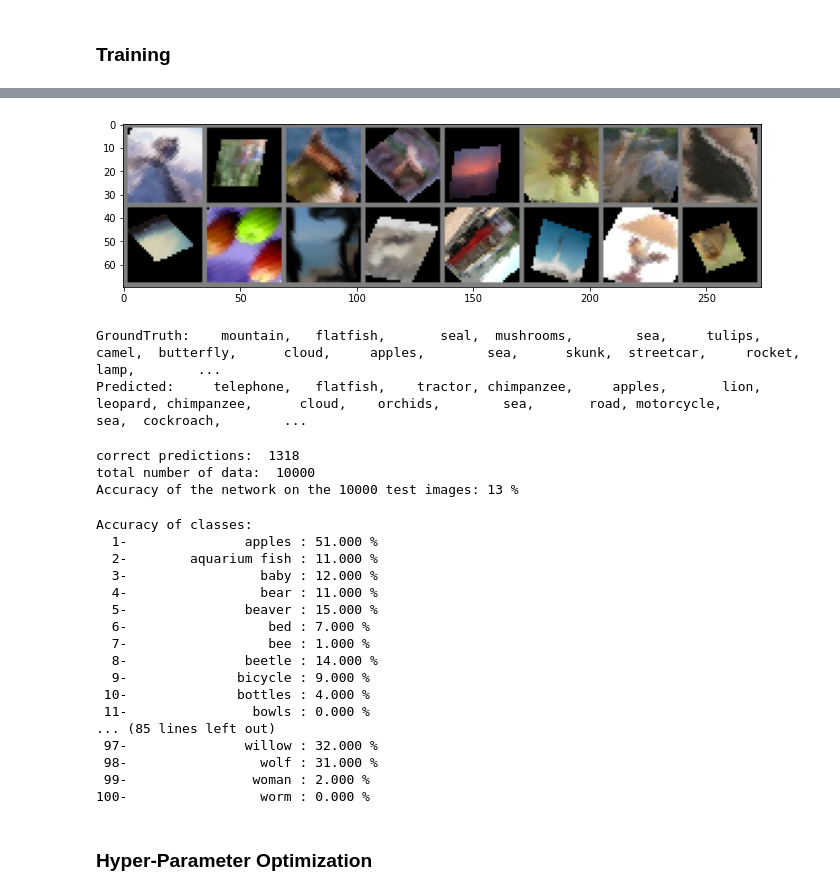
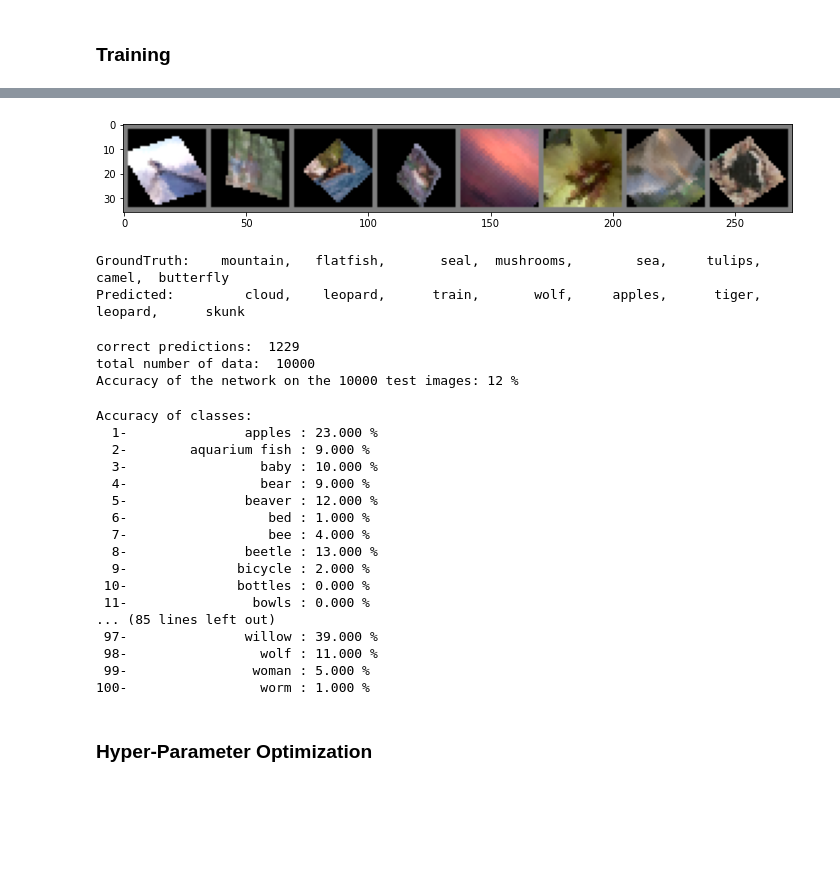
Before and after one commit to pniaz20/Applied-AI-Study-Group, a Jupyter notebook: Applied AI Study Group #6 - January 2022/Week 1/Homework/CIFAR-100 Homework_v002.ipynb, the cells around one changed output, grey strips where cells are left out. Saved outputs shown, nothing was run; the diff lists cells and outputs as text; code cells hidden in the pictures; blank space fills up the shorter version.

```diff
--- a/Applied AI Study Group #6 - January 2022/Week 1/Homework/CIFAR-100 Homework_v002.ipynb
+++ b/Applied AI Study Group #6 - January 2022/Week 1/Homework/CIFAR-100 Homework_v002.ipynb
@@ -173,11 +176,14 @@ AFFINE_SHEAR = 20
 NORM_MEAN = (0.5, 0.5, 0.5)
 NORM_STD = (0.5, 0.5, 0.5)
 VALIDATION_DATA = 0.2
+NUM_HPO_TRIALS = 10
+HPO_TIMEOUT_SEC = 3600 * 5
+NUM_HPO_JOBS = 1
 
 # Hyperparameters
 hparams = {
     'input_image_size':[32, 32],
-    'batch_size': 16,
+    'batch_size': 256,
     'epochs': 10,
     'lr': 0.001,
     'loss_function': nn.CrossEntropyLoss(),
@@ -189,8 +195,8 @@ hparams = {
     'pool_kernel_size':2,
     'conv_padding':0,
     'pool_padding':0,
-    'conv_activations':nn.ReLU(),
-    'dense_activations':nn.ReLU(),
+    'conv_activations':'relu',
+    'dense_activations':'relu',
     'conv_batchnorm':'before',
     'dense_batchnorm':'before',
     'conv_stride':1,
@@ -294,7 +300,7 @@ class ConvNet(nn.Module):
         self._img_size = self.hparams['input_image_size']
         self._h, self._w = self._img_size
         self._img_size_list = [[3, self._h, self._w]]
-
+        self._actdict = {'relu':nn.ReLU(), 'leakyrelu':nn.LeakyReLU(0.1), 'sigmoid':nn.Sigmoid(), 'tanh':nn.Tanh()}
 
         # Constructing the encoder (feature extractor)
         in_channels = 3
@@ -304,7 +310,7 @@ class ConvNet(nn.Module):
             self._update_image_size(out_channels, 'conv')
             if self.hparams['conv_batchnorm']=='before':
                 self.layers.append(nn.BatchNorm2d(out_channels))
-            self.layers.append(self.hparams['conv_activations'])
+            self.layers.append(self._actdict[self.hparams['conv_activations']])
             if self.hparams['conv_batchnorm']=='after':
                 self.layers.append(nn.BatchNorm2d(out_channels))
             self.layers.append(nn.MaxPool2d(self.hparams['pool_kernel_size'], padding=self.hparams['pool_padding'], stride=self.hparams['pool_stride']))
@@ -322,7 +328,7 @@ class ConvNet(nn.Module):
         if self.hparams.get('dense_sizes'):
             size_vec = self.hparams.get('dense_sizes')
         else:
-            size_vec = [0] * self.hparams['num_fc_layers']
+            size_vec = [0] * self.hparams['num_dense_layers']
             size_vec[-1] = np.power(2, np.ceil(np.log2(self.hparams['num_classes']))).astype(int)
             for i in range(self.hparams['num_dense_layers']-2, -1, -1):
                 size_vec[i] = size_vec[i+1] * 2
@@ -332,7 +338,7 @@ class ConvNet(nn.Module):
             self.layers.append(nn.Linear(in_size, out_size))
             if self.hparams['dense_batchnorm'] == 'before':
                 self.layers.append(nn.BatchNorm1d(out_size))
-            self.layers.append(self.hparams['dense_activations'])
+            self.layers.append(self._actdict[self.hparams['dense_activations']])
             if self.hparams['dense_batchnorm'] == 'after':
                 self.layers.append(nn.BatchNorm1d(out_size))
             if self.hparams.get('dense_dropout'):
@@ -347,7 +353,13 @@ class ConvNet(nn.Module):
 
 
     def _calc_size(self, size_in:int, padding:int, kernel_size:int, stride:int):
-        return math.floor((size_in + 2*padding - (kernel_size-1) - 1)/stride + 1)
+        if padding == 'valid':
+            padding=0
+        if padding=='same':
+            return size_in
+        else:
+            return math.floor((size_in + 2*padding - (kernel_size-1) - 1)/stride + 1)
+
 
     def _update_image_size(self, out_channels, ops:str='conv'):
         (self._h, self._w) = (self._calc_size(sz, self.hparams[ops+'_padding'], self.hparams[ops+'_kernel_size'], self.hparams[ops+'_stride']) for sz in (self._h,self._w))
@@ -477,17 +492,17 @@ Training process took 1375.78 seconds.
 # %%
 dataiter = iter(testloader)
 images, labels = dataiter.next()
-images, labels = images.to(device), labels.to(device)
+images, labels = images[:8].to(device), labels[:8].to(device)
 outputs = inzvaNet(images)
 _, predicted = torch.max(outputs.data, 1)
 # print images
 imshow(torchvision.utils.make_grid(images.cpu()))
-print('GroundTruth: ', ', '.join('%10s' % classes[labels[j]] for j in range(hparams['batch_size'])))
-print('Predicted:   ', ', '.join('%10s' % classes[predicted[j]]for j in range(hparams['batch_size'])))
+print('GroundTruth: ', ', '.join('%10s' % classes[labels[j]] for j in range(8)))
+print('Predicted:   ', ', '.join('%10s' % classes[predicted[j]]for j in range(8)))
 # %% [output]
-[figure, old version]
+[figure, new version]
-GroundTruth:    mountain,   flatfish,       seal,  mushrooms,        sea,     tulips,      camel,  butterfly,      cloud,     apples,        sea,      skunk,  streetcar,     rocket,       lamp,        ...
-Predicted:     telephone,   flatfish,    tractor, chimpanzee,     apples,       lion,    leopard, chimpanzee,      cloud,    orchids,        sea,       road, motorcycle,        sea,  cockroach,        ...
+GroundTruth:    mountain,   flatfish,       seal,  mushrooms,        sea,     tulips,      camel,  butterfly
+Predicted:         cloud,    leopard,      train,       wolf,     apples,      tiger,    leopard,      skunk
 # %%
 # test on all test data
 inzvaNet.eval()
@@ -506,9 +521,9 @@ print("correct predictions: ", correct)
 print("total number of data: ", total)
 print('Accuracy of the network on the 10000 test images: %d %%' % (100 * correct / total))
 # %% [output]
-correct predictions:  1318
+correct predictions:  1229
 total number of data:  10000
-Accuracy of the network on the 10000 test images: 13 %
+Accuracy of the network on the 10000 test images: 12 %
 # %%
 # class-wise accuracy
 class_correct = list(0. for i in range(100))
@@ -520,7 +535,7 @@ with torch.no_grad():
         outputs = inzvaNet(images)
         _, predicted = torch.max(outputs, 1)
         c = (predicted == labels).squeeze()
-        for i in range(hparams['batch_size']):
+        for i in range(len(labels)):
             label = labels[i]
             class_correct[label] += c[i].item()
             class_total[label] += 1
@@ -531,21 +546,21 @@ for i in range(100):
         i+1, classes[i], 100 * class_correct[i] / class_total[i]))
 # %% [output]
 Accuracy of classes:
-  1-               apples : 51.000 %
-  2-        aquarium fish : 11.000 %
-  3-                 baby : 12.000 %
-  4-                 bear : 11.000 %
-  5-               beaver : 15.000 %
-  6-                  bed : 7.000 %
-  7-                  bee : 1.000 %
-  8-               beetle : 14.000 %
-  9-              bicycle : 9.000 %
- 10-              bottles : 4.000 %
+  1-               apples : 23.000 %
+  2-        aquarium fish : 9.000 %
+  3-                 baby : 10.000 %
+  4-                 bear : 9.000 %
+  5-               beaver : 12.000 %
+  6-                  bed : 1.000 %
+  7-                  bee : 4.000 %
+  8-               beetle : 13.000 %
+  9-              bicycle : 2.000 %
+ 10-              bottles : 0.000 %
  11-                bowls : 0.000 %
 ... (85 lines left out)
- 97-               willow : 32.000 %
- 98-                 wolf : 31.000 %
- 99-                woman : 2.000 %
-100-                 worm : 0.000 %
+ 97-               willow : 39.000 %
+ 98-                 wolf : 11.000 %
+ 99-                woman : 5.000 %
+100-                 worm : 1.000 %
 # %% [markdown]
 ### Hyper-Parameter Optimization
```
Also changed, not shown: parts of 9 cells of this notebook, 4 other files.
